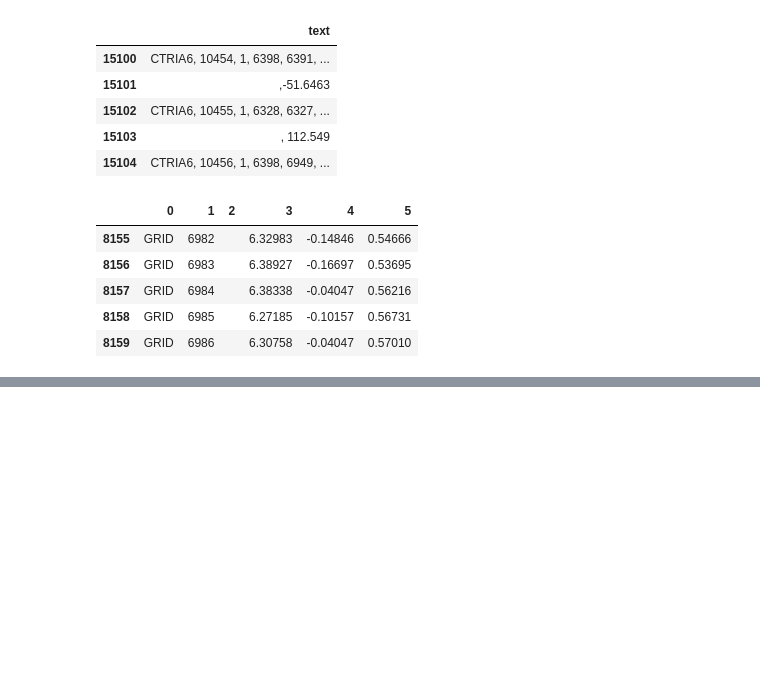
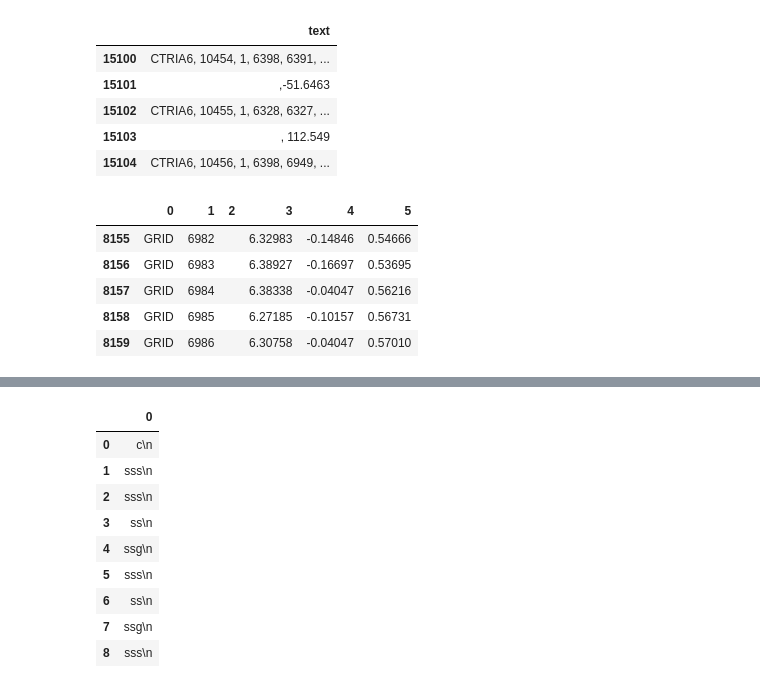
Before and after one commit to tanukichi123/pandastran, a Jupyter notebook: read_file_pandas.ipynb, the cells around one changed output, grey strips where cells are left out. Saved outputs shown, nothing was run; the diff lists cells and outputs as text; code cells hidden in the pictures; blank space fills up the shorter version.

```diff
--- a/read_file_pandas.ipynb
+++ b/read_file_pandas.ipynb
@@ -181,0 +216,16 @@ df.tail()
+# %%
+df_out =df
+df_out=df_out+"\n"
+# %%
+df_out
+# %% [output]
+|  | 0 |
+| 0 | c\n |
+| 1 | sss\n |
+| 2 | sss\n |
+| 3 | ss\n |
+| 4 | ssg\n |
+| 5 | sss\n |
+| 6 | ss\n |
+| 7 | ssg\n |
+| 8 | sss\n |
```
Also changed, not shown: parts of 10 cells of this notebook, 1 other file.
